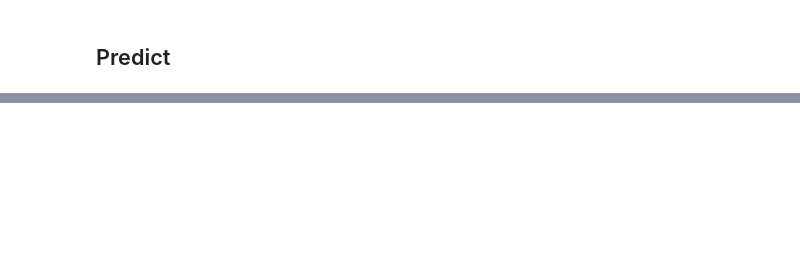
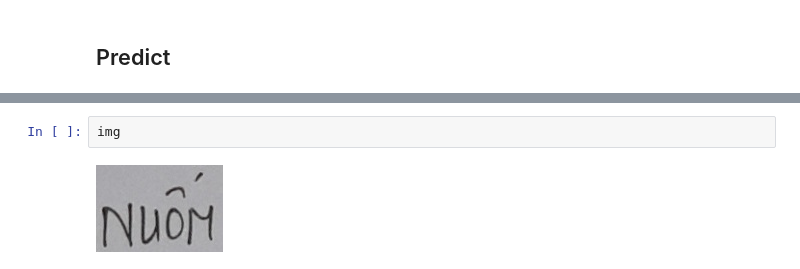
Before and after one commit to datvodinh/vietnamese-ocr, a Jupyter notebook: Inference.ipynb, the cells around one changed output, grey strips where cells are left out. Saved outputs shown, nothing was run; the diff lists cells and outputs as text; blank space fills up the shorter version.

```diff
--- a/Inference.ipynb
+++ b/Inference.ipynb
@@ -41,0 +49,4 @@ Image.open(os.path.join(SRC_PATH,"public_test_img_10929.jpg"))
+# %%
+img
+# %% [output]
+[figure, added]
```
Also changed, not shown: parts of 11 cells of this notebook, 11 other files.
